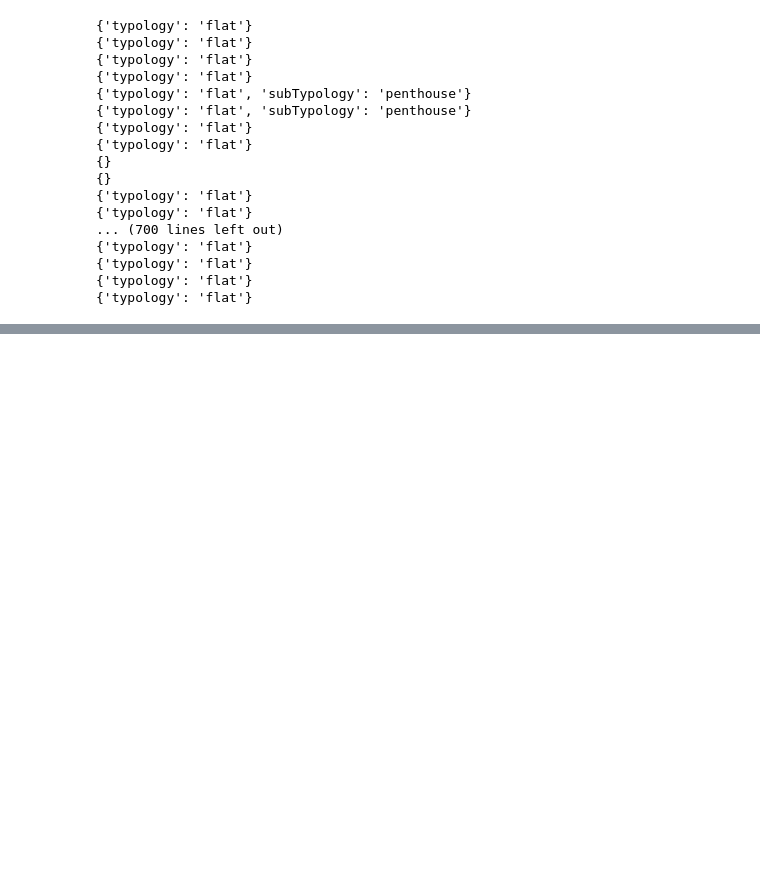
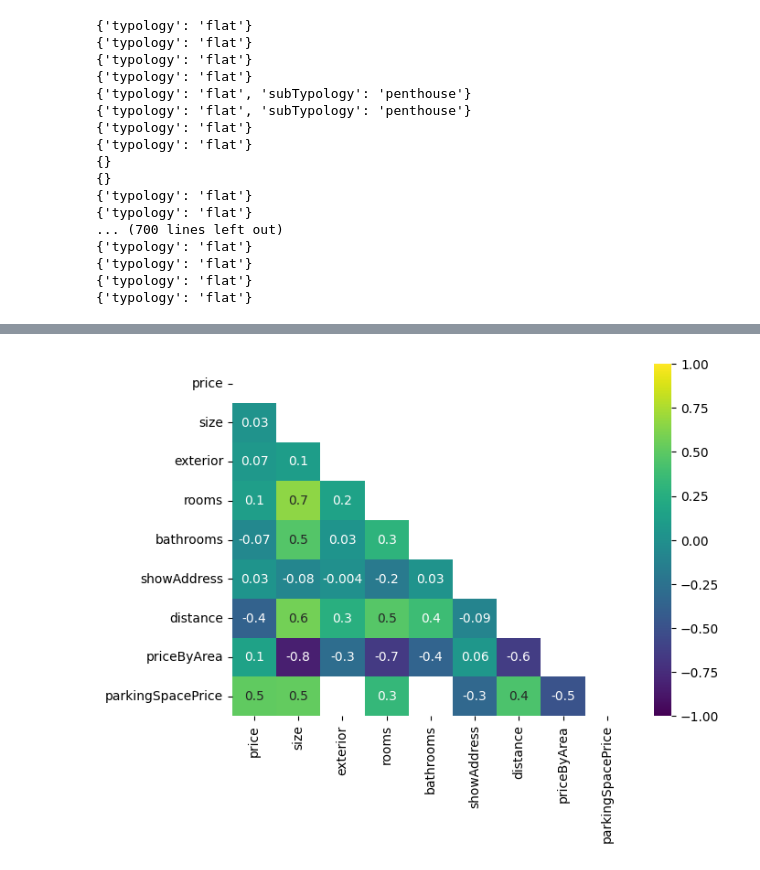
Before and after one commit to adrims10/Proyecto7-PrediccionCasas, a Jupyter notebook: 1-Exploracion_de_datos.ipynb, the cells around one changed output, grey strips where cells are left out. Saved outputs shown, nothing was run; the diff lists cells and outputs as text; code cells hidden in the pictures; blank space fills up the shorter version.

```diff
--- a/1-Exploracion_de_datos.ipynb
+++ b/1-Exploracion_de_datos.ipynb
@@ -202,0 +198,4 @@ Visualizador.plot_numericas()           #Visualizamos las variables numericas pa
+# %%
+Visualizador.correlacion()                      #visualizamos la correlacion entre las variables
+# %% [output]
+[figure, added]
```
Also changed, not shown: parts of 13 cells of this notebook, 11 other files.
